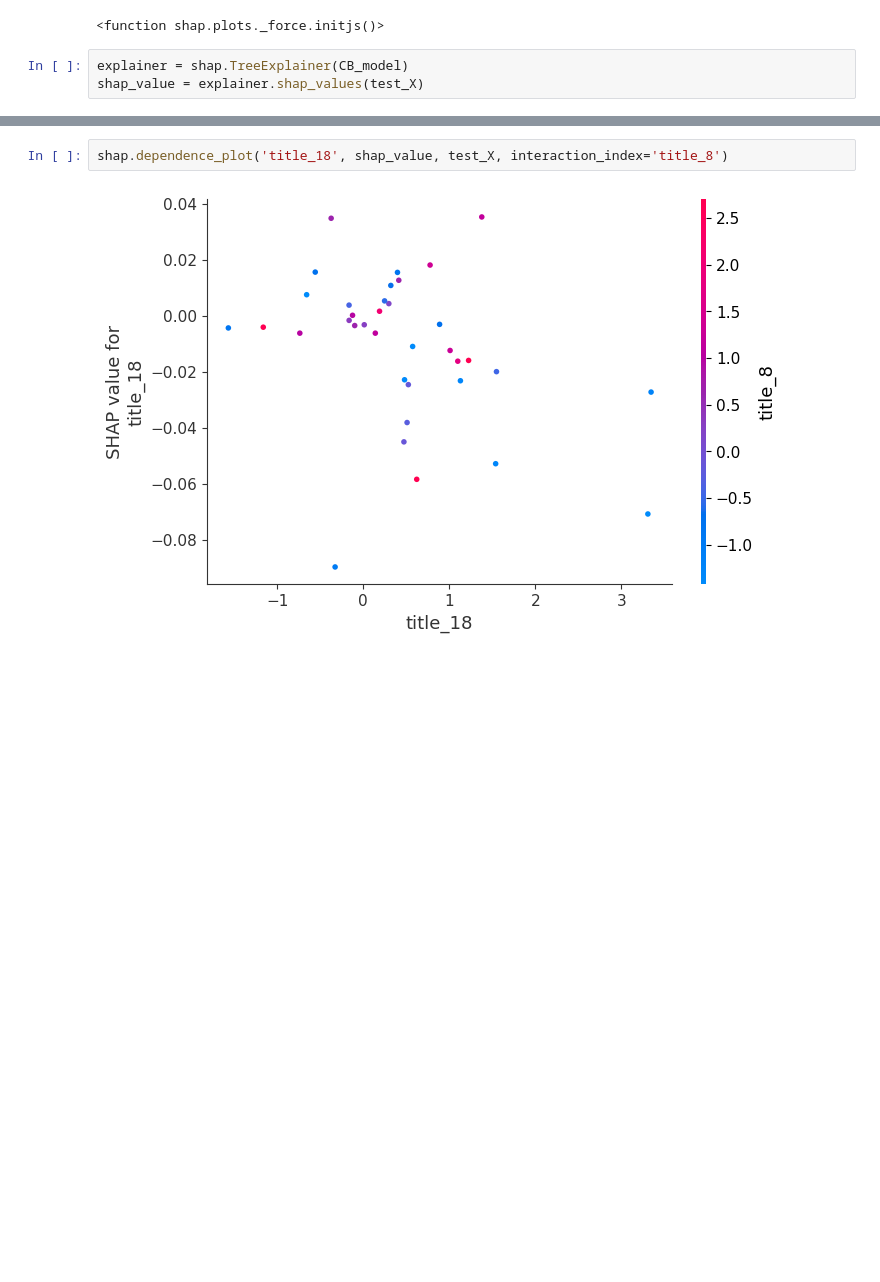
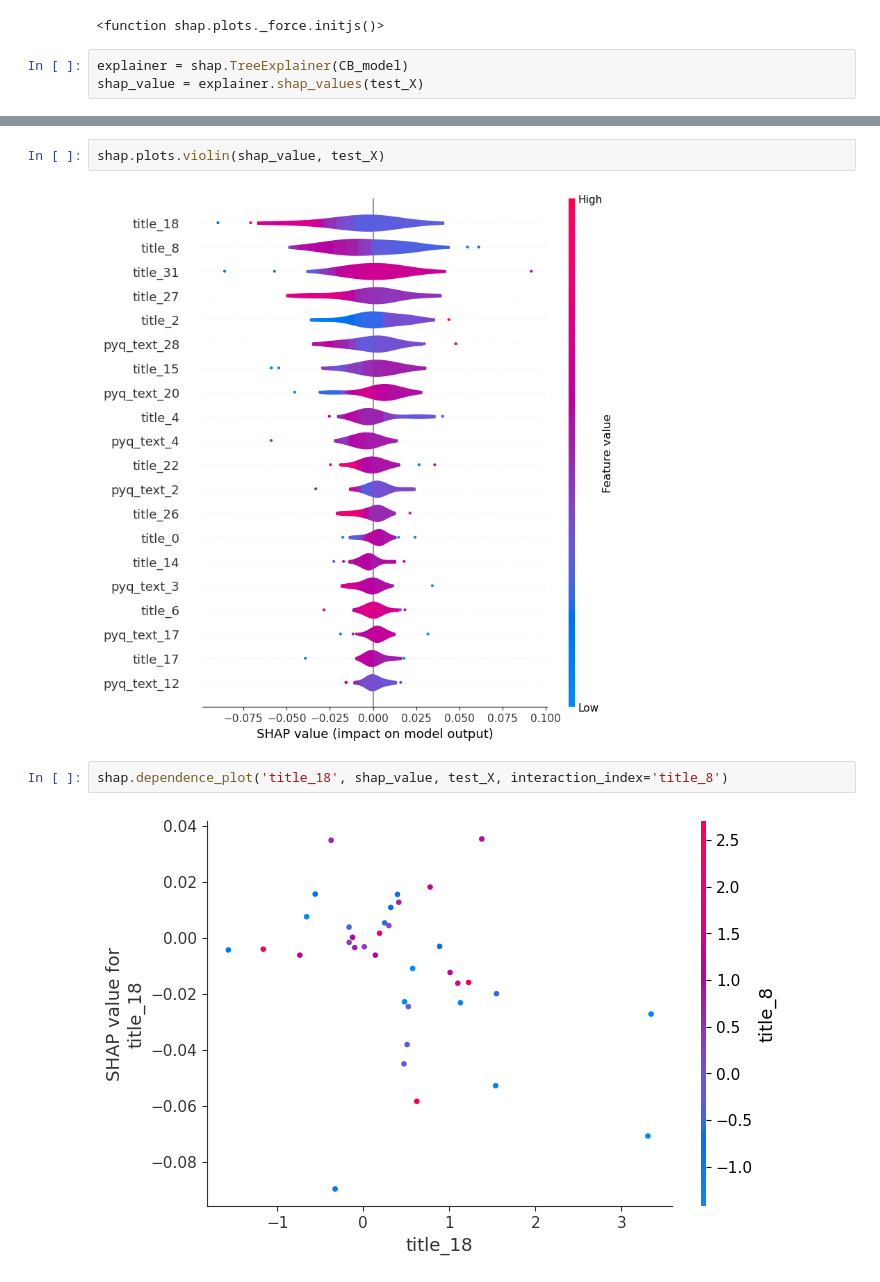
Before and after one commit to TGChenZP/CSSA-ArticleTitleScoring__Groupwork__Py, a Jupyter notebook: notebooks/feature_importance/CB_feature_importance.ipynb, the cells around one changed output, grey strips where cells are left out. Saved outputs shown, nothing was run; the diff lists cells and outputs as text; blank space fills up the shorter version.

Commit message:
violin plot

```diff
--- a/notebooks/feature_importance/CB_feature_importance.ipynb
+++ b/notebooks/feature_importance/CB_feature_importance.ipynb
@@ -92,3 +113,7 @@ shap.summary_plot(shap_value, test_X)
+# %%
+shap.plots.violin(shap_value, test_X)
+# %% [output]
+[figure, added]
 # %%
 shap.dependence_plot('title_18', shap_value, test_X, interaction_index='title_8')
 # %% [output]
```
Also changed, not shown: parts of 2 cells of this notebook, 3 other files.
